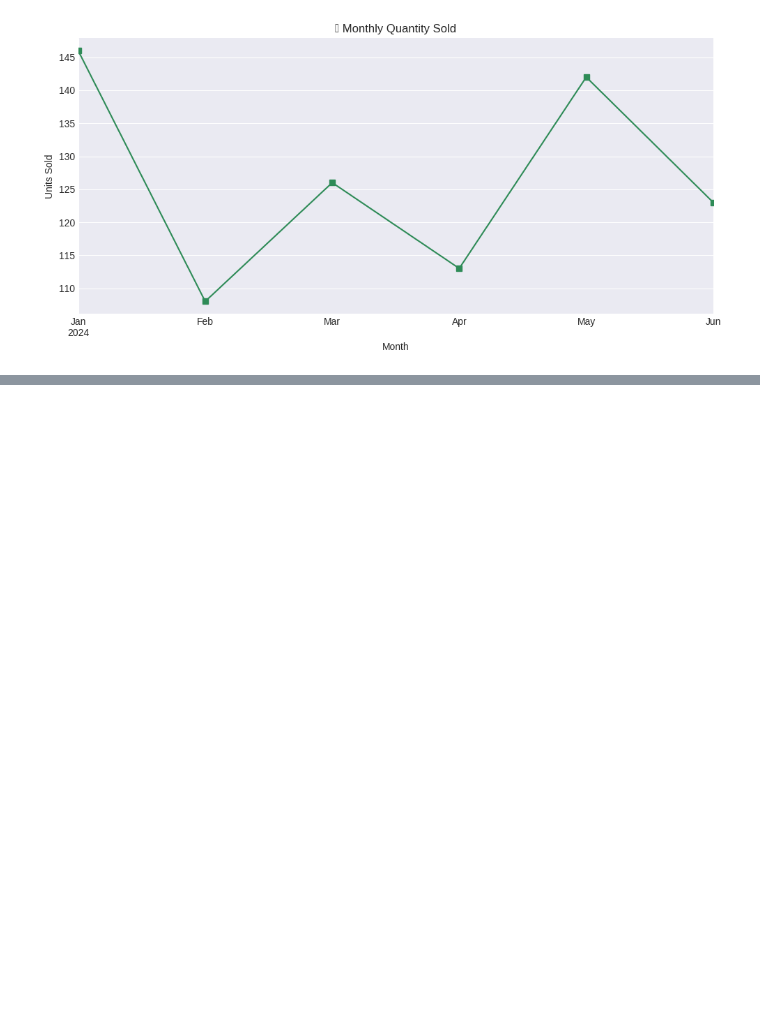
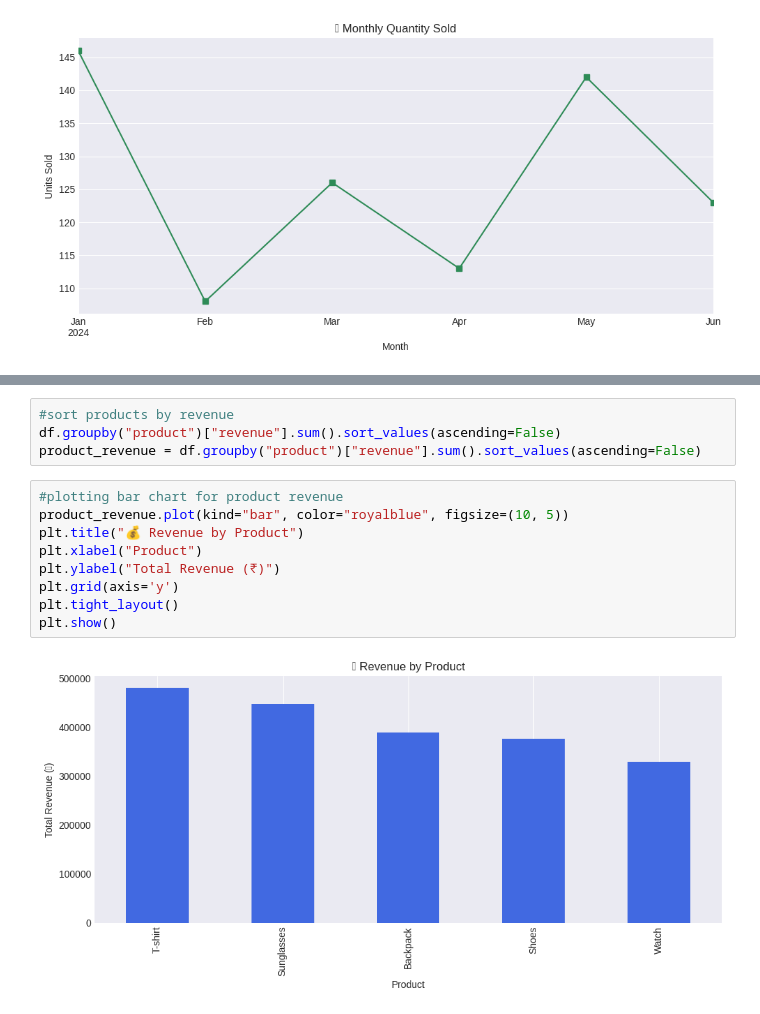
Before and after one commit to srujan-jagadeesh/sales-dashboard-project, a Jupyter notebook: Sales_Dashboard_Project.ipynb, the cells around one changed output, grey strips where cells are left out. Drawn from its saved outputs; the diff is of its cells as text; blank space fills up the shorter version.

Commit message:
Upload notebook and charts for Sales Dashboard Project

```diff
--- a/Sales_Dashboard_Project.ipynb
+++ b/Sales_Dashboard_Project.ipynb
@@ -111,0 +124,15 @@ plt.show()
+# %%
+#sort products by revenue
+df.groupby("product")["revenue"].sum().sort_values(ascending=False)
+product_revenue = df.groupby("product")["revenue"].sum().sort_values(ascending=False)
+# %%
+#plotting bar chart for product revenue
+product_revenue.plot(kind="bar", color="royalblue", figsize=(10, 5))
+plt.title("💰 Revenue by Product")
+plt.xlabel("Product")
+plt.ylabel("Total Revenue (₹)")
+plt.grid(axis='y')
+plt.tight_layout()
+plt.show()
+# %% [output]
+[figure, added]
```
Also changed, not shown: parts of 3 cells of this notebook, 3 other files.
